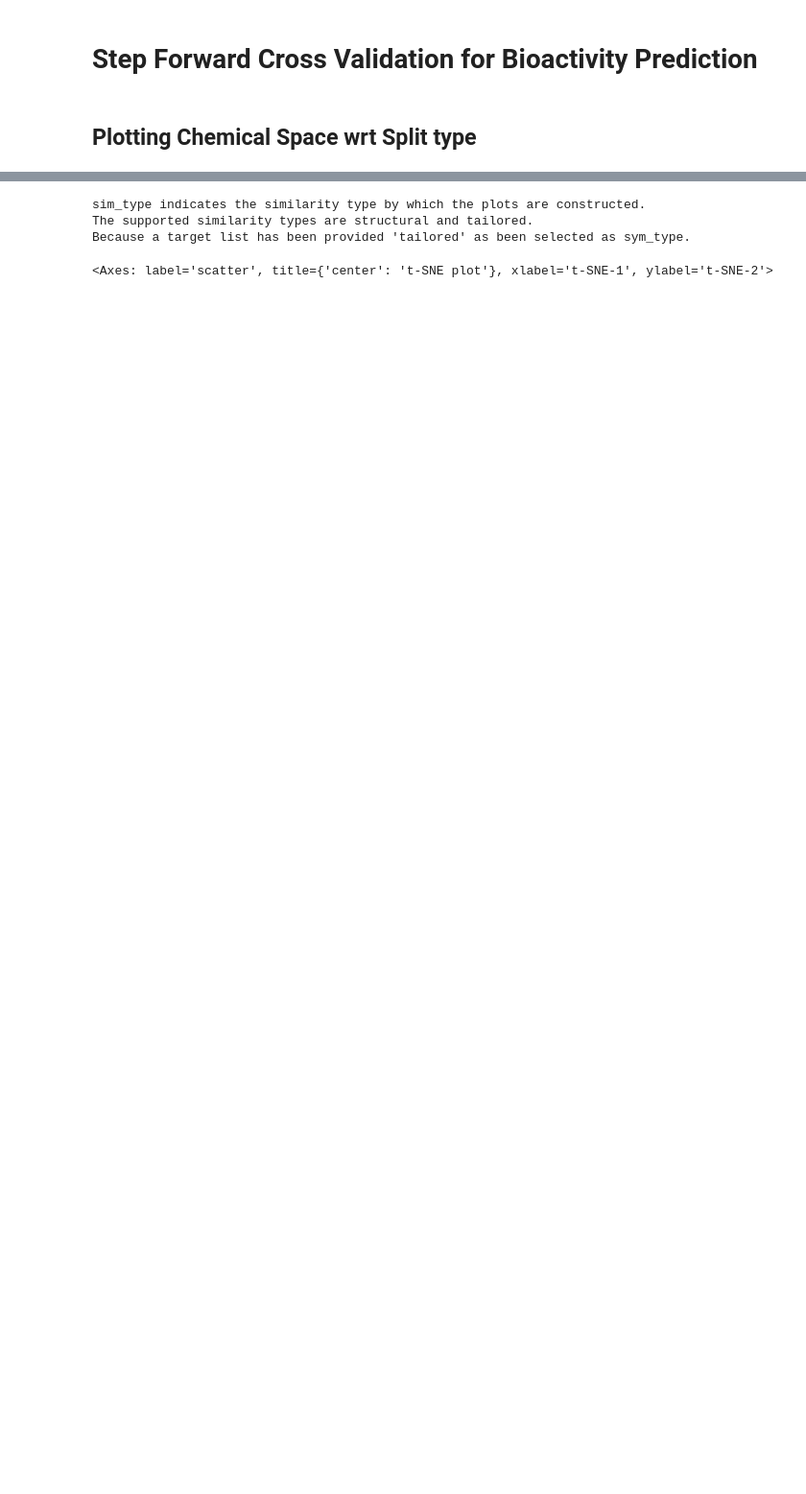
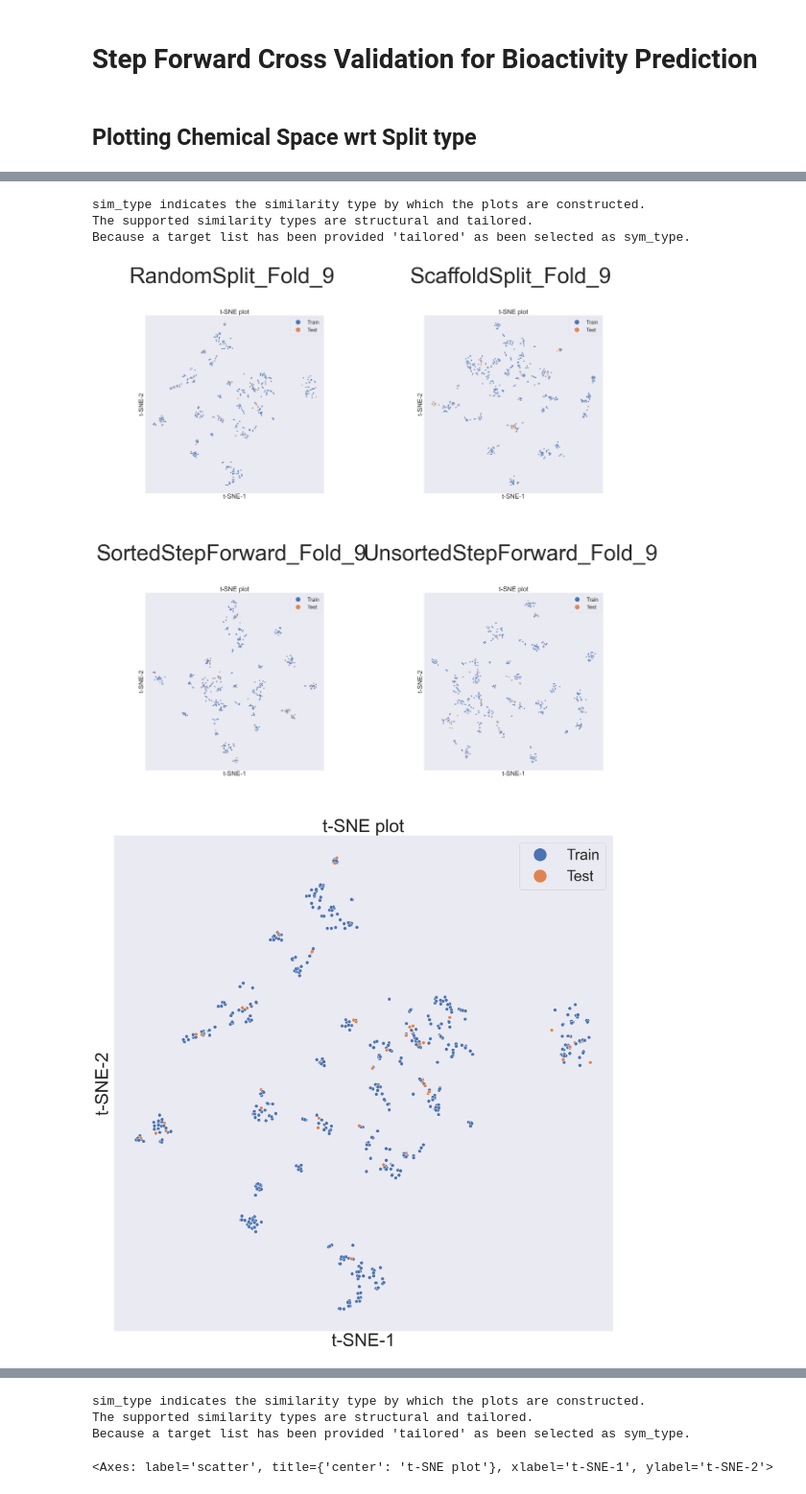
Before and after one commit to Manas02/sfcv, a Jupyter notebook: notebook/08_Plots_chemical_space_across_split.ipynb, the cells around one changed output, grey strips where cells are left out. Shown at 96% size. Saved outputs shown, nothing was run; the diff lists cells and outputs as text; code cells hidden in the pictures; blank space fills up the shorter version.

```diff
--- a/notebook/08_Plots_chemical_space_across_split.ipynb
+++ b/notebook/08_Plots_chemical_space_across_split.ipynb
@@ -14,5 +16,5 @@ import pandas as pd
 # %%
-df = pd.read_csv("../benchmark/data/processed/target_CHEMBL253-3.Ki.csv")
+df = pd.read_csv("../benchmark/data/processed/target_CHEMBL1865-1.IC50.csv")
 # %%
 cv_splitters = {
     "RandomSplit": RandomSplitCV(frac_train=0.9, n_folds=10, seed=69420),
@@ -60,4 +60,0 @@ df_splits
-# %%
-from chemplot import Plotter
-
-cp = Plotter.from_smiles(df_splits["standardized_smiles"], target=df_splits["RandomSplit_Fold_8"], target_type="C")
@@ -69,0 +65,36 @@ target_list = ["RandomSplit_Fold_9", "ScaffoldSplit_Fold_9", "SortedStepForward_
+# %%
+# Create a 2x2 figure
+fig, axes = plt.subplots(2, 2, figsize=(15, 15))
+axes = axes.flatten()  # Flatten for easier iteration
+
+for i, target in enumerate(target_list):
+    # Create a Plotter object
+    cp = Plotter.from_smiles(
+        df_splits["standardized_smiles"],
+        target=df_splits[target],
+        target_type="C"  # Adjust if needed
+    )
+
+    # Generate t-SNE visualization
+    cp.tsne()
+
+    # Capture the returned Axes from visualize_plot()
+    ax = cp.visualize_plot()
+
+    # Copy the current figure to the subplot
+    src_fig = ax.figure  # Get the figure object from the Axes
+    src_canvas = src_fig.canvas
+    src_canvas.draw()
+
+    # Convert to an image
+    img = np.array(src_canvas.renderer.buffer_rgba())
+
+    # Display the image in the subplot
+    axes[i].imshow(img)
+    axes[i].axis("off")  # Hide axis for clean visualization
+    axes[i].set_title(target)
+
+plt.tight_layout()
+plt.savefig("../benchmark/results/figures/chemical_space_across_split_fold_9.svg")
+plt.show()
+# %% [output]
@@ -69,0 +110,5 @@ target_list = ["RandomSplit_Fold_9", "ScaffoldSplit_Fold_9", "SortedStepForward_
+sim_type indicates the similarity type by which the plots are constructed.
+The supported similarity types are structural and tailored.
+Because a target list has been provided 'tailored' as been selected as sym_type.
+[figure, added]
+[figure, added]
```
Also changed, not shown: parts of 6 cells of this notebook, 23 other files.
